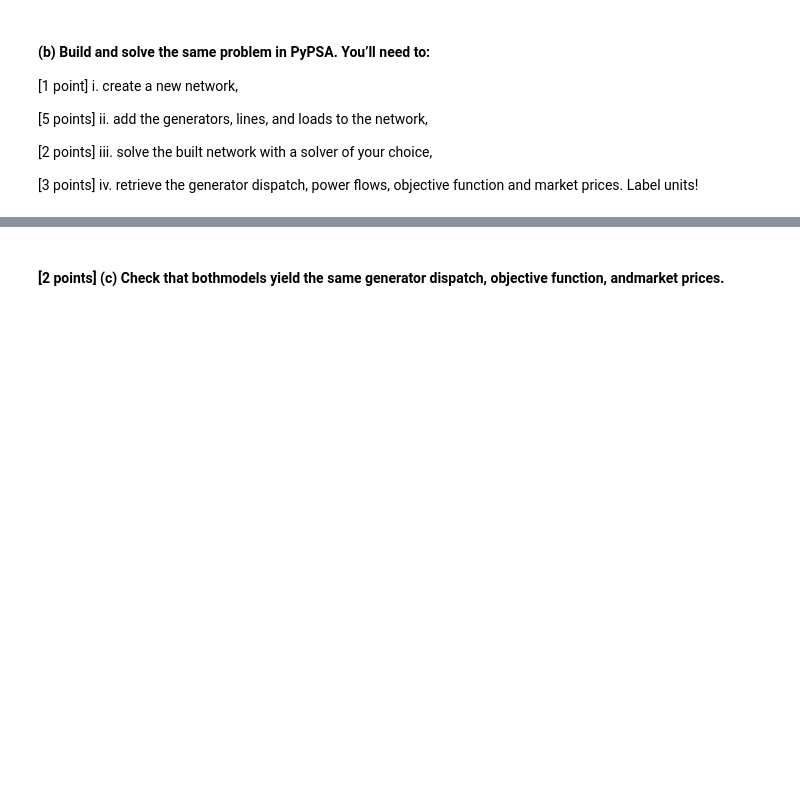
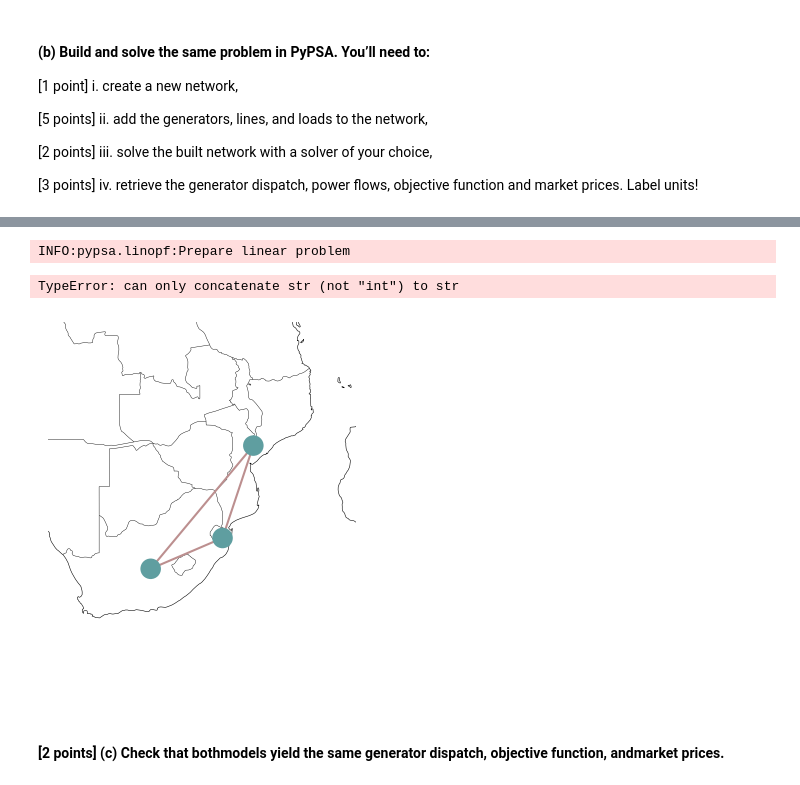
Before and after one commit to FelixMau/datascience_TU, a Jupyter notebook: 003_Asignment_03/Assignment_03_LNG Terminals & Electricity Markets_save.ipynb, the cells around one changed output, grey strips where cells are left out. Cells and saved outputs as stored; diff of their text form; code cells hidden in the pictures; blank space fills up the shorter version.

```diff
--- a/003_Asignment_03/Assignment_03_LNG Terminals & Electricity Markets_save.ipynb
+++ b/003_Asignment_03/Assignment_03_LNG Terminals & Electricity Markets_save.ipynb
@@ -671,7 +671,7 @@ ZA_SZ = 250
 #                          )
 
 # Data and Parameter Dictionary to build Model
-params = {"ZA": {"capacity": {"Coal":35000, "Wind":3000, "Gas": 8000, "Oil": 2000},"cost" :{"Coal":30, "Wind":0, "Gas": 60, "Oil": 80}, "demand": {"demand": 42000}}, "MZ": {"capacity":{"Hydro":1200 , "Gas":500 }, "cost":{"Hydro":3 , "Gas":55}, "demand": {"demand":650}}, "SZ": {"capacity":{"Hydro": 600}, "cost":{"Hydro":5}, "demand": {"demand":250}}}
+params = {"ZA": {"capacity": {"Coal":35000, "Wind":3000, "Gas": 8000, "Oil": 2000},"cost" :{"Coal":30, "Wind":0, "Gas": 60, "Oil": 80}, "demand": {"demand": 42000}, "x":25, "y":-30}, "MZ": {"capacity":{"Hydro":1200 , "Gas":500 }, "cost":{"Hydro":3 , "Gas":55}, "demand": {"demand":650}, "x":35, "y":-18}, "SZ": {"capacity":{"Hydro": 600}, "cost":{"Hydro":5}, "demand": {"demand":250}, "x":32, "y":-27}}
 
 m = pe.ConcreteModel()
 m.dual = pe.Suffix(direction=pe.Suffix.IMPORT)
@@ -767,2 +763,31 @@ ModuleNotFoundError: No module named 'pypsa'
+# %%
+import pypsa
+
+n = pypsa.Network()
+
+
+for i in params.keys():
+    n.add("Bus", i, x = params[i]["x"], y = params[i]["y"])
+    n.add("Load", name = str("Load"+i), bus = i, p_set=params[i]["demand"]["demand"])
+    for carrier in params[i]["capacity"].keys():
+        # Luckily since we only take look at one timestep we don't have to differentiate between volatile generation and "capacity" regualted Generators
+        n.add("Generator",
+                name = str(carrier)+"_"+str(i),
+                bus = str(i),
+                p_nom = params[i]["capacity"][carrier],
+                marginal_cost = params[i]["cost"][carrier],
+
+                # control = "PV",
+              )
+n.add("Line", bus0 = "ZA", bus1 = "MZ", name="ZA_MZ", s_nom = ZA_MZ)
+n.add("Line", bus0 = "ZA", bus1 = "SZ", name="ZA_SZ", s_nom = ZA_SZ)
+n.add("Line", bus0 = "MZ", bus1 = "SZ", name="MZ_SZ", s_nom = MZ_SZ)
+n.plot(bus_sizes=1, margin=1)
+
+n.lopf(solver_name = "cbc")
+# %% [output]
+INFO:pypsa.linopf:Prepare linear problem
+TypeError: can only concatenate str (not "int") to str
+[figure, added]
 # %% [markdown]
 #### [2 points] (c) Check that bothmodels yield the same generator dispatch, objective function, andmarket prices.
```
Also changed, not shown: parts of 1 cell of this notebook.
